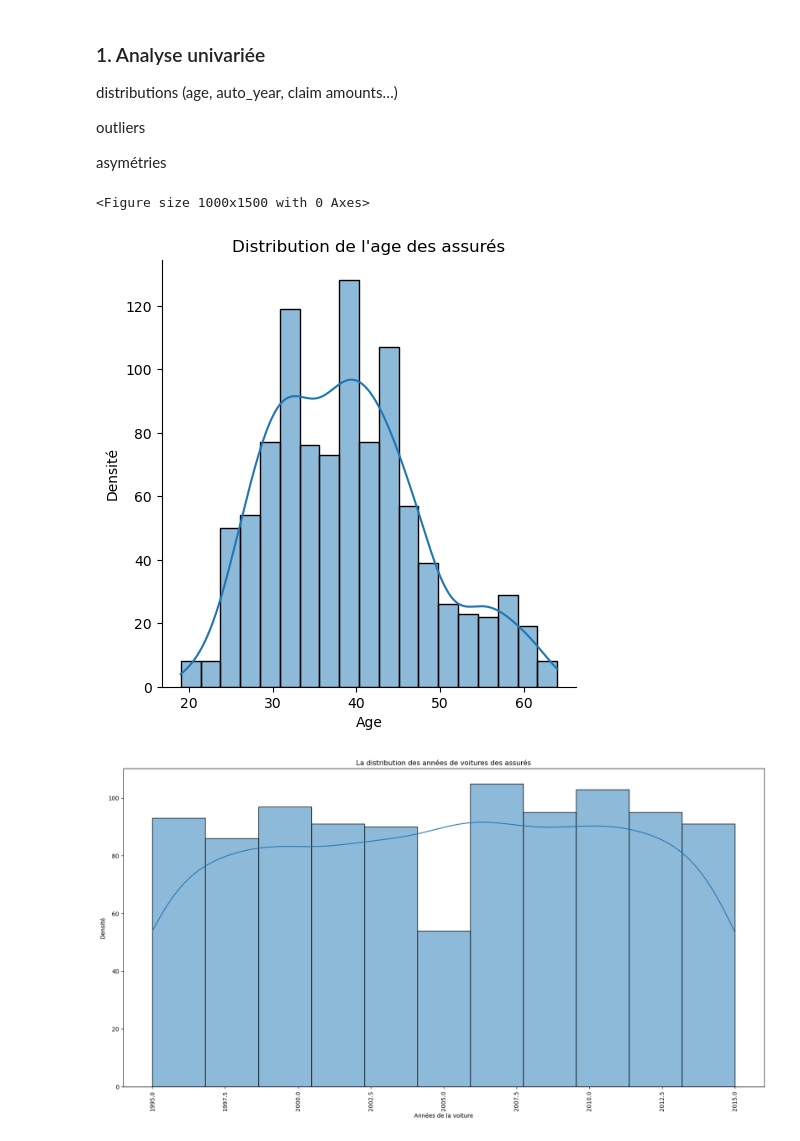
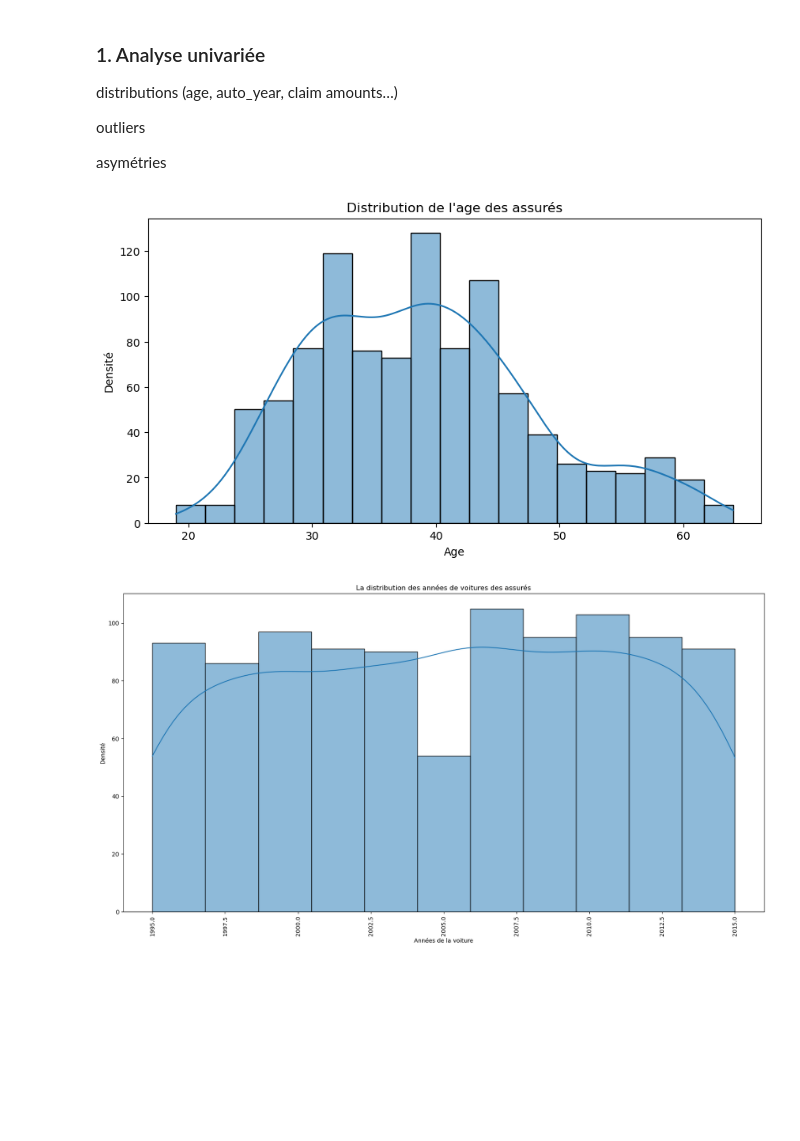
Before and after one commit to khelifaYacine/Donn-es-sur-les-r-clamations-d-assurance-auto, a Jupyter notebook: EDA_first_stup.ipynb, the cells around one changed output. Saved outputs shown, nothing was run; the diff lists cells and outputs as text; code cells hidden in the pictures; blank space fills up the shorter version.

Commit message:
reprise des graphes et de distribution claim amounts

```diff
--- a/EDA_first_stup.ipynb
+++ b/EDA_first_stup.ipynb
@@ -243,15 +243,14 @@ outliers
 
 asymétries
 # %%
-plt.figure(figsize =(10,15))
-sns.displot(df["age"], kde = True) # Distribution de l'age des assurés
+plt.figure(figsize =(10,5))
+sns.histplot(df["age"], kde = True) # Distribution de l'age des assurés
 plt.title ("Distribution de l'age des assurés")
 plt.xlabel("Age")
 plt.ylabel("Densité")
 plt.show()
 # %% [output]
-<Figure size 1000x1500 with 0 Axes>
-[figure, old version]
+[figure, new version]
 # %%
 # On remarque un pique autour de 3à et 40 ans voir 45 ans une diminution aprés 5O ans  en graduel
 #
```
Also changed, not shown: parts of 1 cell of this notebook.
